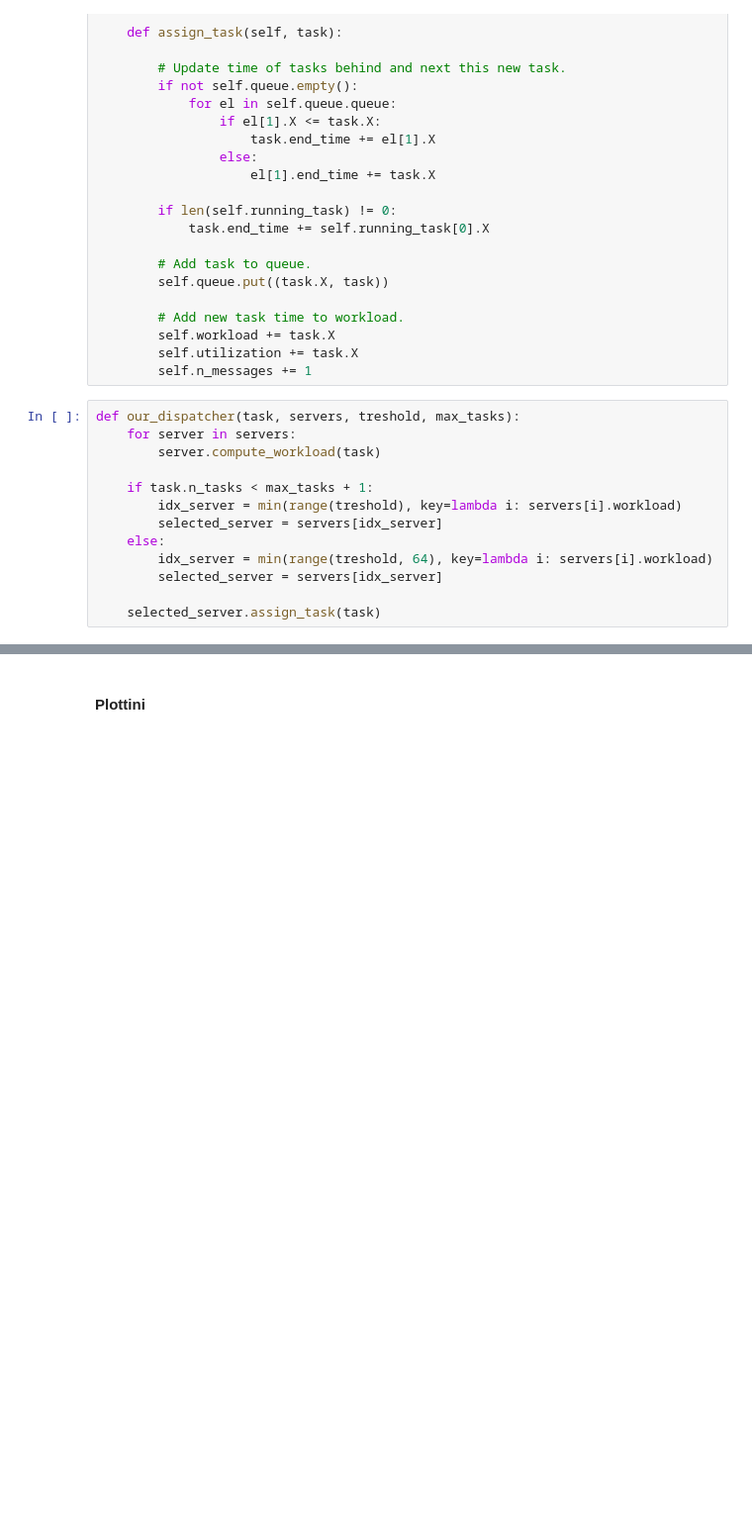
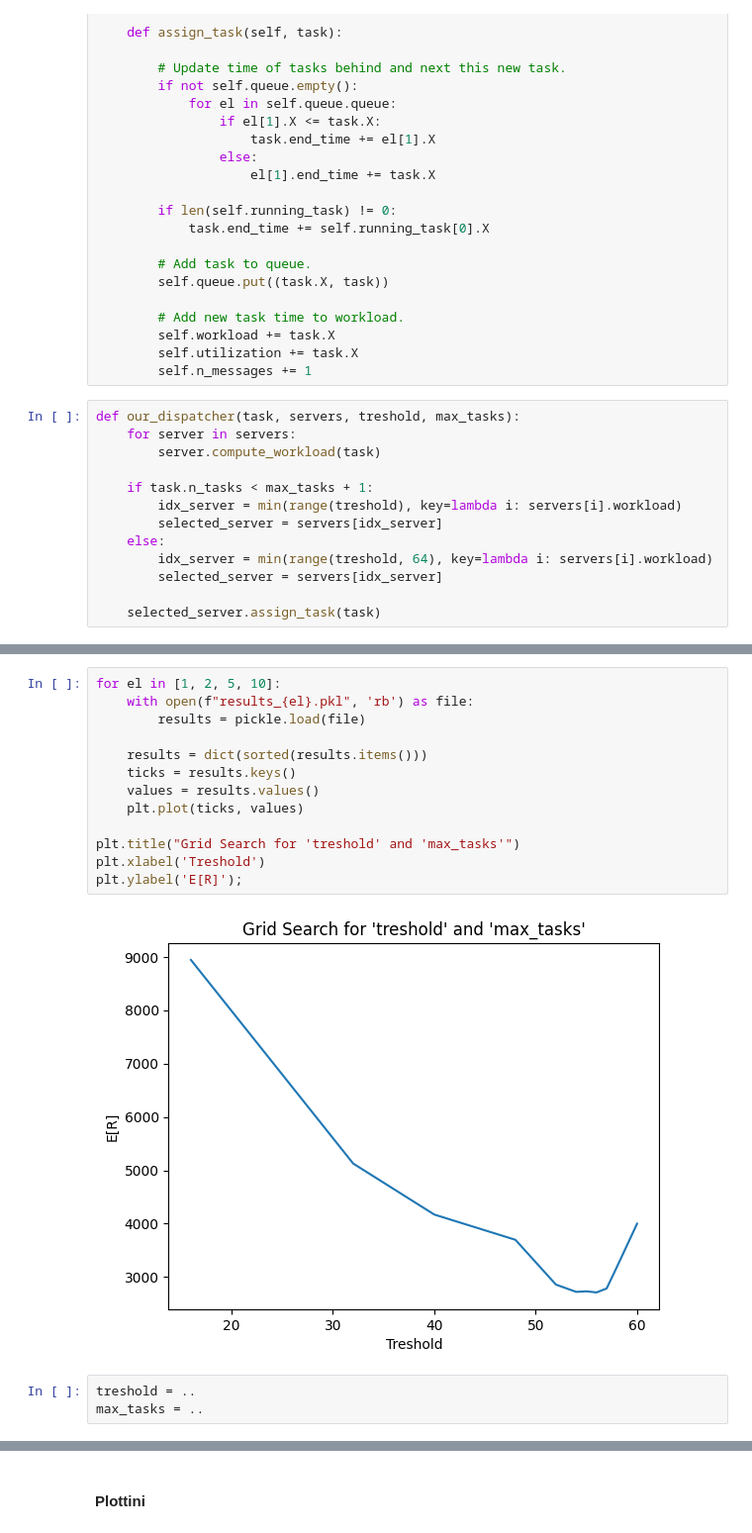
Before and after one commit to Matteo-Candi/Data_Center, a Jupyter notebook: Hw_2/main.ipynb, the cells around one changed output, grey strips where cells are left out. Shown at 99% size. Drawn from its saved outputs; the diff is of its cells as text; blank space fills up the shorter version.

```diff
--- a/Hw_2/main.ipynb
+++ b/Hw_2/main.ipynb
@@ -410 +489,19 @@ def our_simulation(data, N):
+# %%
+for el in [1, 2, 5, 10]:
+    with open(f"results_{el}.pkl", 'rb') as file:
+        results = pickle.load(file)
+
+    results = dict(sorted(results.items()))
+    ticks = results.keys()
+    values = results.values()
+    plt.plot(ticks, values)
+
+plt.title("Grid Search for 'treshold' and 'max_tasks'")
+plt.xlabel('Treshold')
+plt.ylabel('E[R]');
+# %% [output]
+[figure, added]
+# %%
+treshold = ..
+max_tasks = ..
 # %%
```
Also changed, not shown: parts of 11 cells of this notebook, 1 other file.
